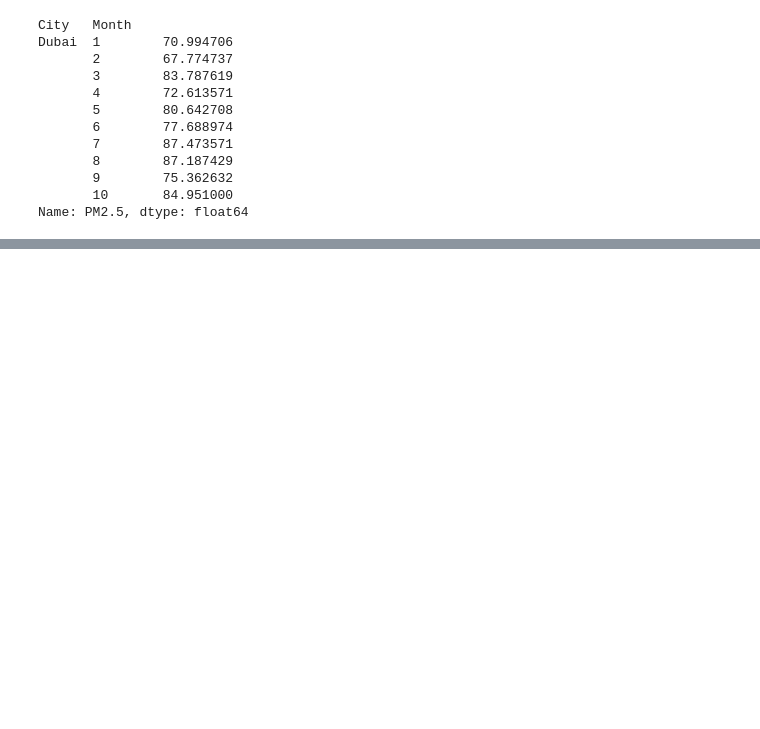
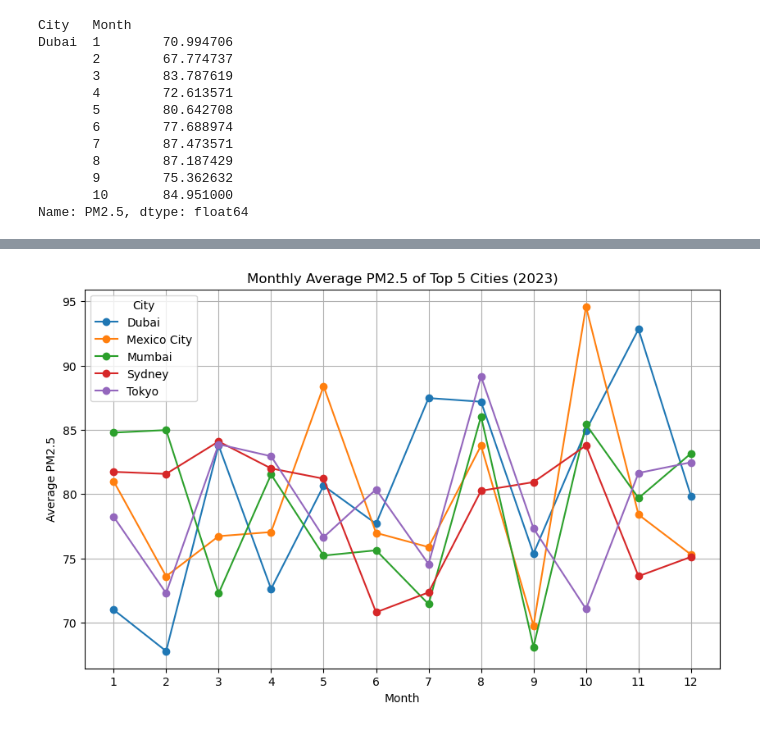
Before and after one commit to Jaessii/Datascience-Journey, a Jupyter notebook: Projects/01_project_environmental_air_quality_analysis/notebooks/Air Pollution Analysis.ipynb, the cells around one changed output, grey strips where cells are left out. Cells and saved outputs as stored; diff of their text form; code cells hidden in the pictures; blank space fills up the shorter version.

```diff
--- a/Projects/01_project_environmental_air_quality_analysis/notebooks/Air Pollution Analysis.ipynb
+++ b/Projects/01_project_environmental_air_quality_analysis/notebooks/Air Pollution Analysis.ipynb
@@ -403,0 +416,14 @@ KeyError: 'City'
+# %%
+monthly_pm25.plot(
+    figsize=(10,6),
+    marker="o"
+)
+
+plt.title("Monthly Average PM2.5 of Top 5 Cities (2023)")
+plt.xlabel("Month")
+plt.ylabel("Average PM2.5")
+plt.xticks(range(1,13))
+plt.grid(True)
+plt.show()
+# %% [output]
+[figure, added]
```
Also changed, not shown: parts of 5 cells of this notebook.
